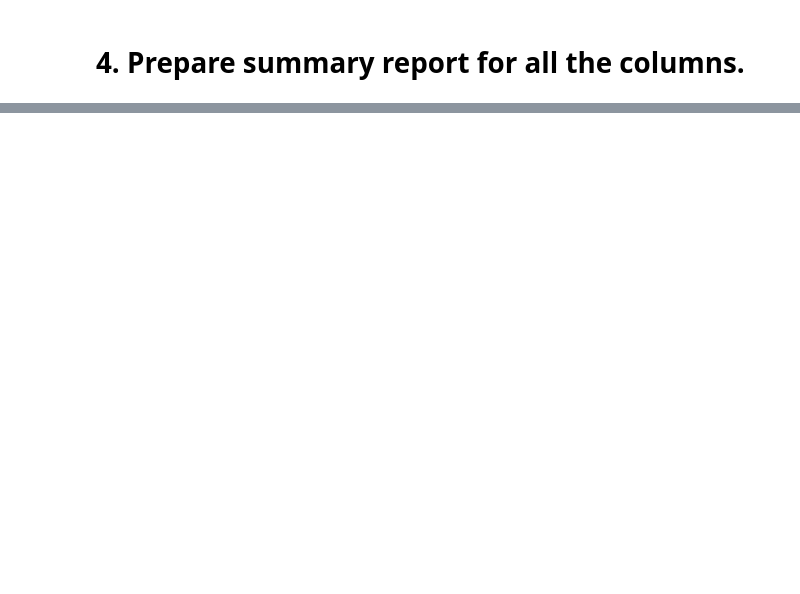
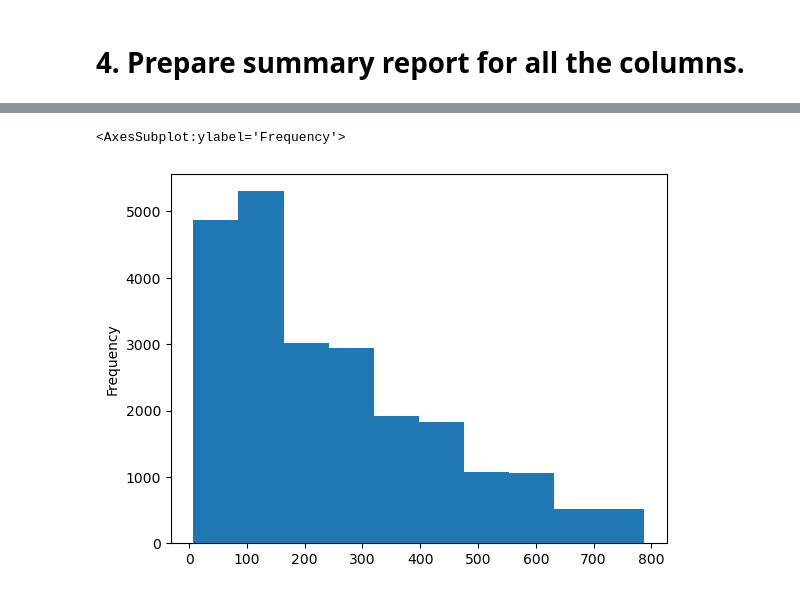
Before and after one commit to morepriyam/analytics_in_retail, a Jupyter notebook: Task1.ipynb, the cells around one changed output, grey strips where cells are left out. Drawn from its saved outputs; the diff is of its cells as text; code cells hidden in the pictures; blank space fills up the shorter version.

```diff
--- a/Task1.ipynb
+++ b/Task1.ipynb
@@ -72,0 +83,5 @@ dtype: int64
+# %%
+final['Tax'].plot(kind = 'hist')
+# %% [output]
+<AxesSubplot:ylabel='Frequency'>
+[figure, added]
```
Also changed, not shown: parts of 3 cells of this notebook.
